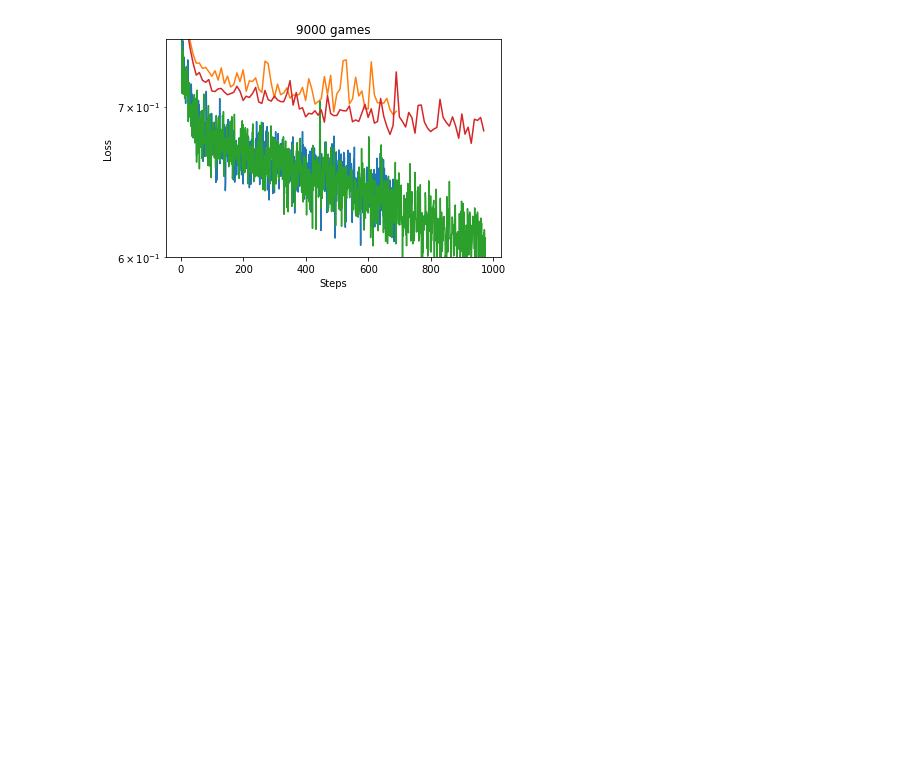
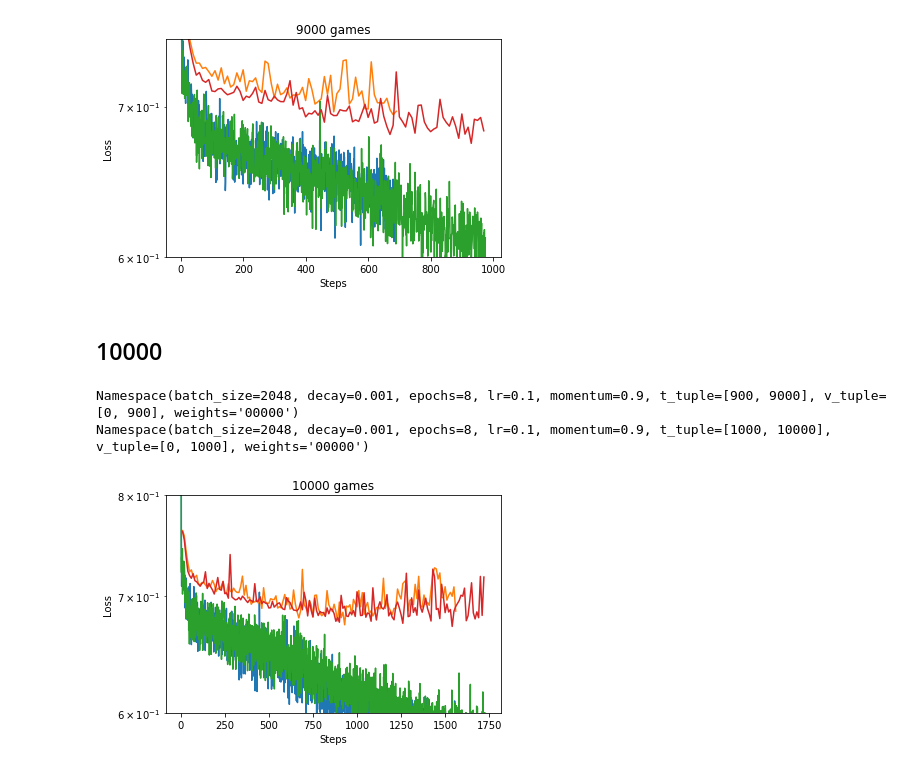
Before and after one commit to fqjin/ultimate-tictactoe, a Jupyter notebook: notebooks/Logs.ipynb, the cells around one changed output. Saved outputs shown, nothing was run; the diff lists cells and outputs as text; code cells hidden in the pictures; blank space fills up the shorter version.

```diff
--- a/notebooks/Logs.ipynb
+++ b/notebooks/Logs.ipynb
@@ -578,3 +578,16 @@ plt.show()
 Namespace(batch_size=2048, decay=0.001, epochs=8, lr=0.1, momentum=0.9, t_tuple=[800, 8000], v_tuple=[0, 800], weights='00000')
 Namespace(batch_size=2048, decay=0.001, epochs=8, lr=0.1, momentum=0.9, t_tuple=[900, 9000], v_tuple=[0, 900], weights='00000')
 [figure]
+# %% [markdown]
+## 10000
+# %%
+name = '900_9000bs2048lr0.1d0.001e8.npz'
+plot3(name, '9000 games')
+name = '1000_10000bs2048lr0.1d0.001e8.npz'
+plot3(name, '10000 games')
+plt.ylim([0.6, 0.8])
+plt.show()
+# %% [output]
+Namespace(batch_size=2048, decay=0.001, epochs=8, lr=0.1, momentum=0.9, t_tuple=[900, 9000], v_tuple=[0, 900], weights='00000')
+Namespace(batch_size=2048, decay=0.001, epochs=8, lr=0.1, momentum=0.9, t_tuple=[1000, 10000], v_tuple=[0, 1000], weights='00000')
+[figure, added]
```
Also changed, not shown: parts of 1 cell of this notebook, 9 other files.
